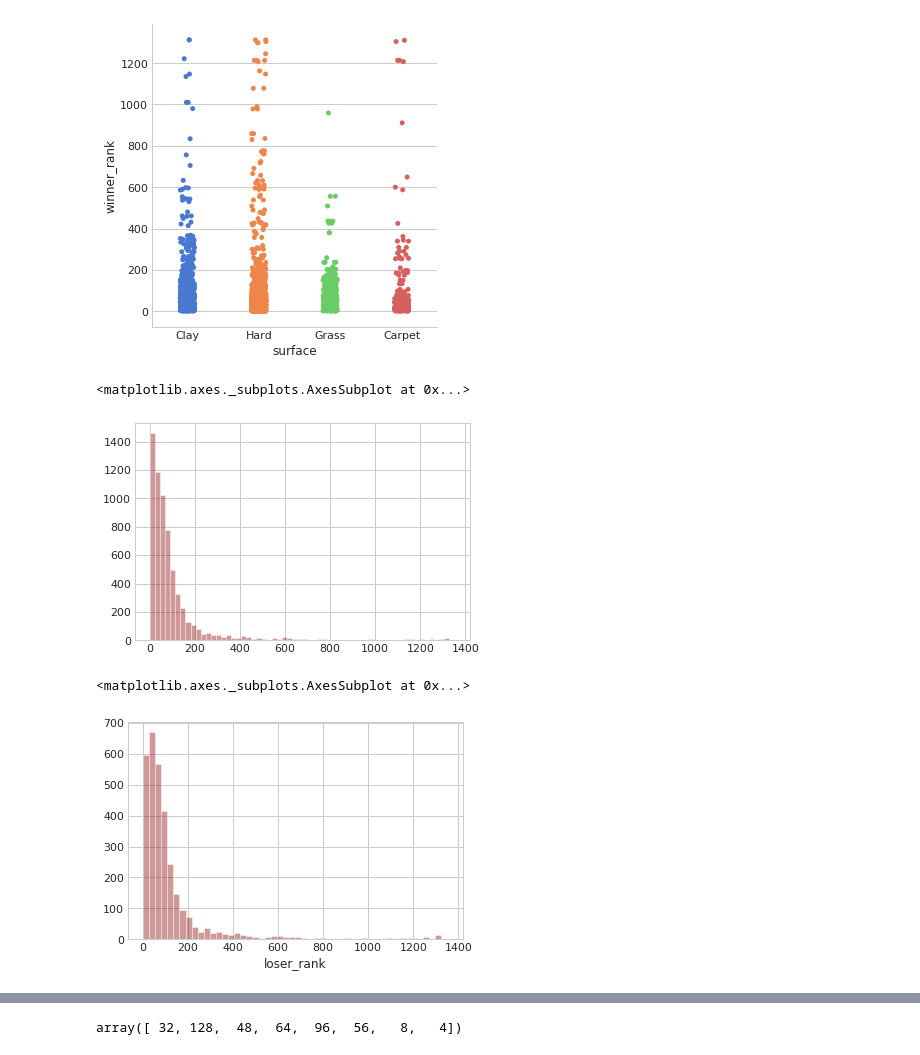
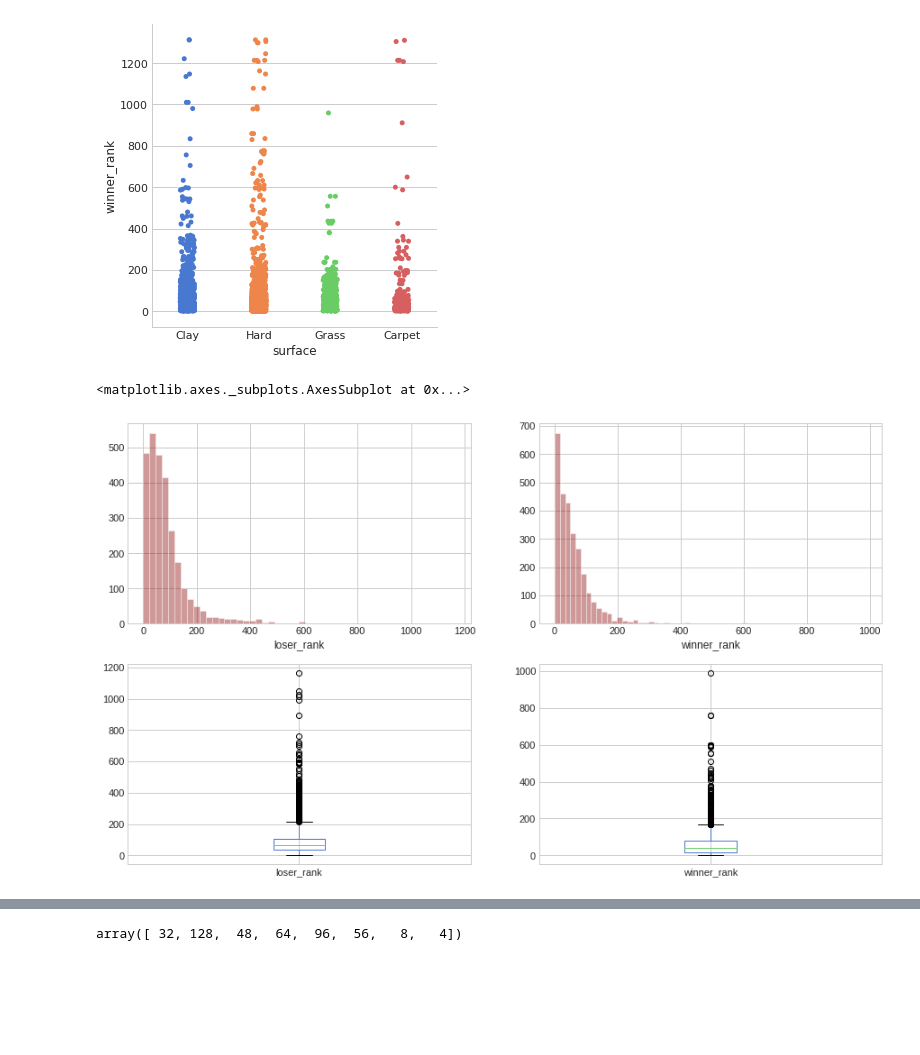
Before and after one commit to tomasojea/Tennis-EDA, a Jupyter notebook: experimentation_EDA.ipynb, the cells around one changed output, grey strips where cells are left out. Drawn from its saved outputs; the diff is of its cells as text; code cells hidden in the pictures; blank space fills up the shorter version.

Commit message:
refactoring(adding subplots)

```diff
--- a/experimentation_EDA.ipynb
+++ b/experimentation_EDA.ipynb
@@ -215,2 +220,6 @@ See the caveats in the documentation: http://pandas.pydata.org/pandas-docs/stabl
 # %%
 # pd.DataFrame(data=train_X,index=train_X.,columns=train_X.columns)
+# %%
+df = df.dropna()
+sns.distplot(df.loc[df['w_ace']]['winner_age'], kde_kws={"label": "w_ace"});
+sns.distplot(df.loc[df['l_ace']]['loser_age'], kde_kws={"label": "l_ace"});
@@ -225,14 +236,15 @@ sns.catplot(x="surface", y="winner_rank",  data=df);
 # %%
 # frequency distribution
 w_rank = pd.Series(df['winner_rank'])
 l_rank = pd.Series(df['loser_rank'])
 concate_ranks = pd.concat([w_rank, l_rank])
-sns.distplot(concate_ranks,kde=False,color='darkred',bins=60)
+
+f, axes = plt.subplots(2, 2, figsize=(15, 9),)
+
+sns.distplot(l_rank,kde=False,color='darkred',bins=50, ax=axes[0,0])
+sns.distplot(w_rank,kde=False,color='darkred',bins=60, ax=axes[0,1])
+df.boxplot(column='loser_rank',ax=axes[1,0])
+df.boxplot(column='winner_rank',ax=axes[1,1])
 # %% [output]
 <matplotlib.axes._subplots.AxesSubplot at 0x...>
-[figure, old version]
+[figure, new version]
-# %%
-sns.distplot(X['loser_rank'].dropna(),kde=False,color='darkred',bins=50)
-# %% [output]
-<matplotlib.axes._subplots.AxesSubplot at 0x...>
-[figure, removed]
```
Also changed, not shown: parts of 19 cells of this notebook.
